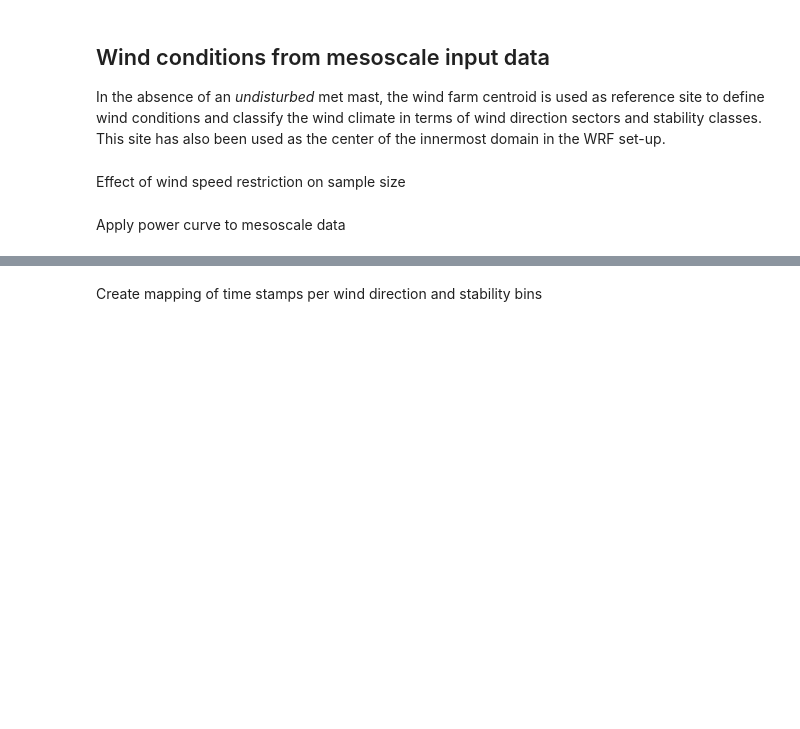
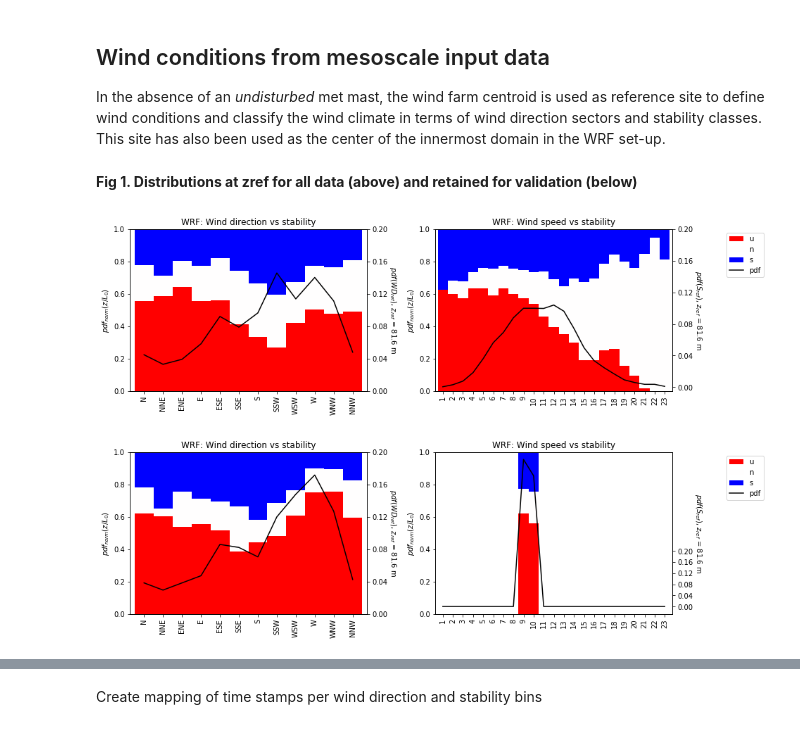
Before and after one commit to CENER-EPR/OWAbench, a Jupyter notebook: Anholt_ArrayEfficiency.ipynb, the cells around one changed output, grey strips where cells are left out. Cells and saved outputs as stored; diff of their text form; code cells hidden in the pictures; blank space fills up the shorter version.

```diff
--- a/Anholt_ArrayEfficiency.ipynb
+++ b/Anholt_ArrayEfficiency.ipynb
@@ -28,3 +19,8 @@ sim_type =  ['ts'   ,'ts'   ,'ts'   ,'ts'   ,'ts'   ,'ba'   ]
+# %%
+sim_id =    ['anh01','anh02']
+sim_name =  ['anh01','anh02']
+sim_model = ['ENG'  ,'ENG'  ]
+sim_type =  ['ts'   ,'ba'   ]
 # %% [markdown]
 ## Load libraries
 # %%
@@ -74,29 +78,34 @@ In the absence of an *undisturbed* met mast, the wind farm centroid is used as r
 # %%
 # Define bins to classify wind conditions
 Sbins = np.array([8,10])              # around the maximum of the trust coefficient
 WDbins = np.arange(-15.,360.+15.,30)  # wind direction bins (12 sectors)
 WDbins_label = ['N','NNE','ENE','E','ESE','SSE',
                 'S','SSW','WSW','W','WNW','NNW']
 zLbins = [-0.2,-0.02, 0.02, 0.2]      # 3 stability bins
 zLbins_label = ['u','n','s']
 
 # interpolate to reference height
 zref = Hhub         # [m]
 
 # Load mesoscale data from the referent site (time-height profiles)
 mast = WindConditions('./inputs/Anholt_Lav30km_ref.nc',lat_ref, lon_ref, siteID, datefrom, dateto)
 
 #init the bin averaging class
 bin_avrg = BinAvrg(siteID,datefrom, dateto, WDbins, WDbins_label, zLbins, zLbins_label,turbines['VDC ID'],sim_id)
 
-#filter out speed restrictions
+#filter for wind speed bin
 scada_ts = bin_avrg.filter_s(mast, zref, scada_ts, Sbins)
 
 # Compute and plot distributions
 N_WDzL_all,_,_,_,_ = mast.plot_stability(WDbins,WDbins_label,zLbins,zLbins_label,zref)
 
 # after filtering
 mast.reduce_to_ts(scada_ts)
 N_WDzL_speed,_,_,_,_ = mast.plot_stability(WDbins,WDbins_label,zLbins,zLbins_label,zref)
+
+figcaption = ("**Fig 1. Distributions at zref for all data (above) and retained for validation (below)**")
+display(Markdown(figcaption))
+# %% [output]
+**Fig 1. Distributions at zref for all data (above) and retained for validation (below)**
+[figure, added]
+[figure, added]
-# %% [markdown]
-Effect of wind speed restriction on sample size
@@ -106,2 +111,0 @@ print(N_WDzL_speed.sum().sum())
-# %% [markdown]
-Apply power curve to mesoscale data
```
Also changed, not shown: parts of 42 cells of this notebook, 2 other files.
